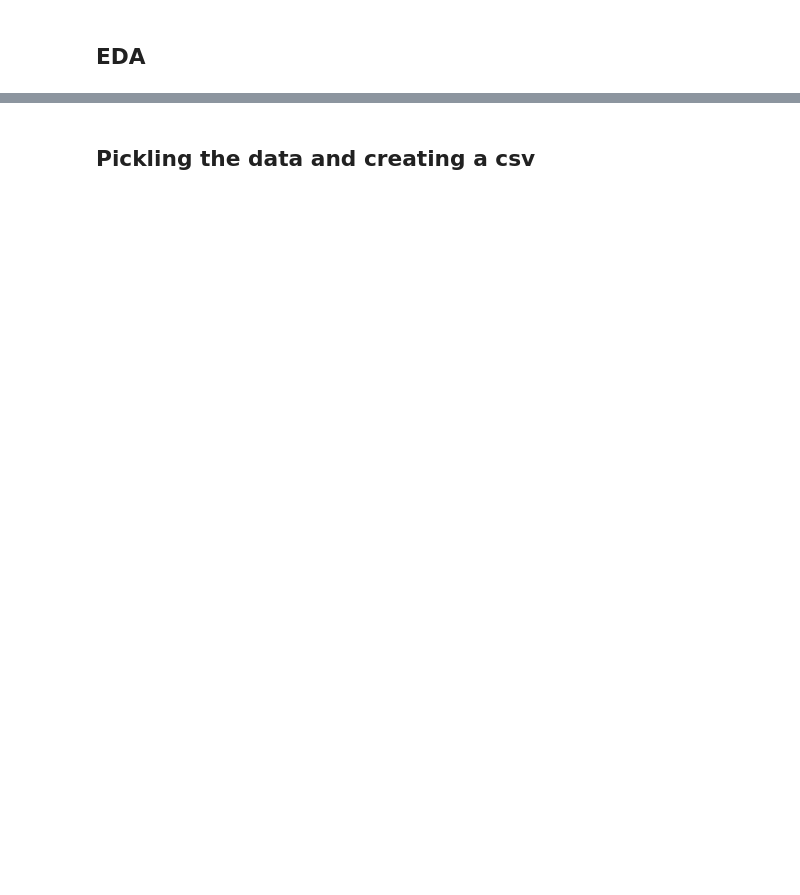
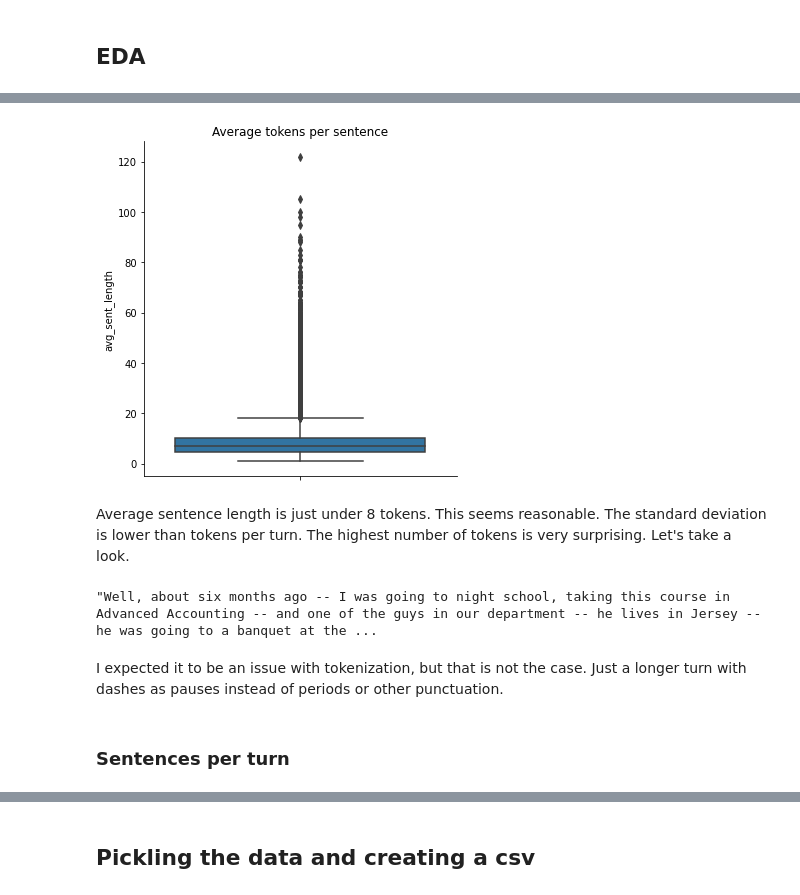
Before and after one commit to Data-Science-for-Linguists-2023/Movie-Gender-Dialogue-Analysis, a Jupyter notebook: dataframe_notebooks/Utterances_Notebook.ipynb, the cells around one changed output, grey strips where cells are left out. Saved outputs shown, nothing was run; the diff lists cells and outputs as text; code cells hidden in the pictures; blank space fills up the shorter version.

```diff
--- a/dataframe_notebooks/Utterances_Notebook.ipynb
+++ b/dataframe_notebooks/Utterances_Notebook.ipynb
@@ -120 +140,18 @@ I am not sure why these utterances are empty or if they will have any impact on
+# %%
+sns.catplot(data=utterances_df, y='avg_sent_length', kind='box')
+plt.title('Average tokens per sentence')
+plt.savefig('../data_visualization/avg_sent_length_box.png')
+plt.show()
+# %% [output]
+[figure, added]
+# %% [markdown]
+Average sentence length is just under 8 tokens. This seems reasonable. The standard deviation is lower than tokens per turn. The highest number of tokens is very surprising. Let's take a look.
+# %%
+utterances_df[utterances_df.avg_sent_length==122].iloc[0][4]
+# %% [output]
+"Well, about six months ago -- I was going to night school, taking this course in Advanced Accounting -- and one of the guys in our department -- he lives in Jersey -- he was going to a banquet at the ...
+# %% [markdown]
+I expected it to be an issue with tokenization, but that is not the case. Just a longer turn with dashes as pauses instead of periods or other punctuation.
+# %% [markdown]
+### Sentences per turn
 # %%
```
Also changed, not shown: parts of 29 cells of this notebook.
